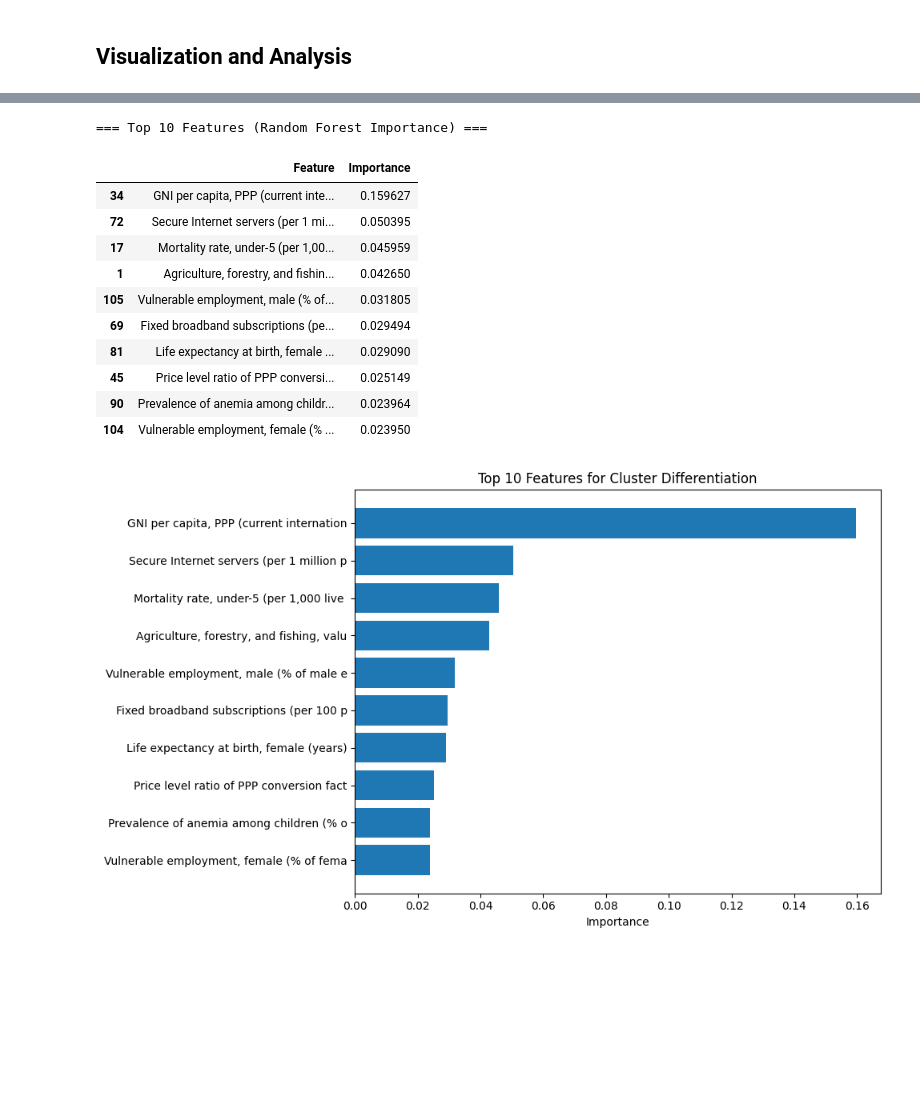
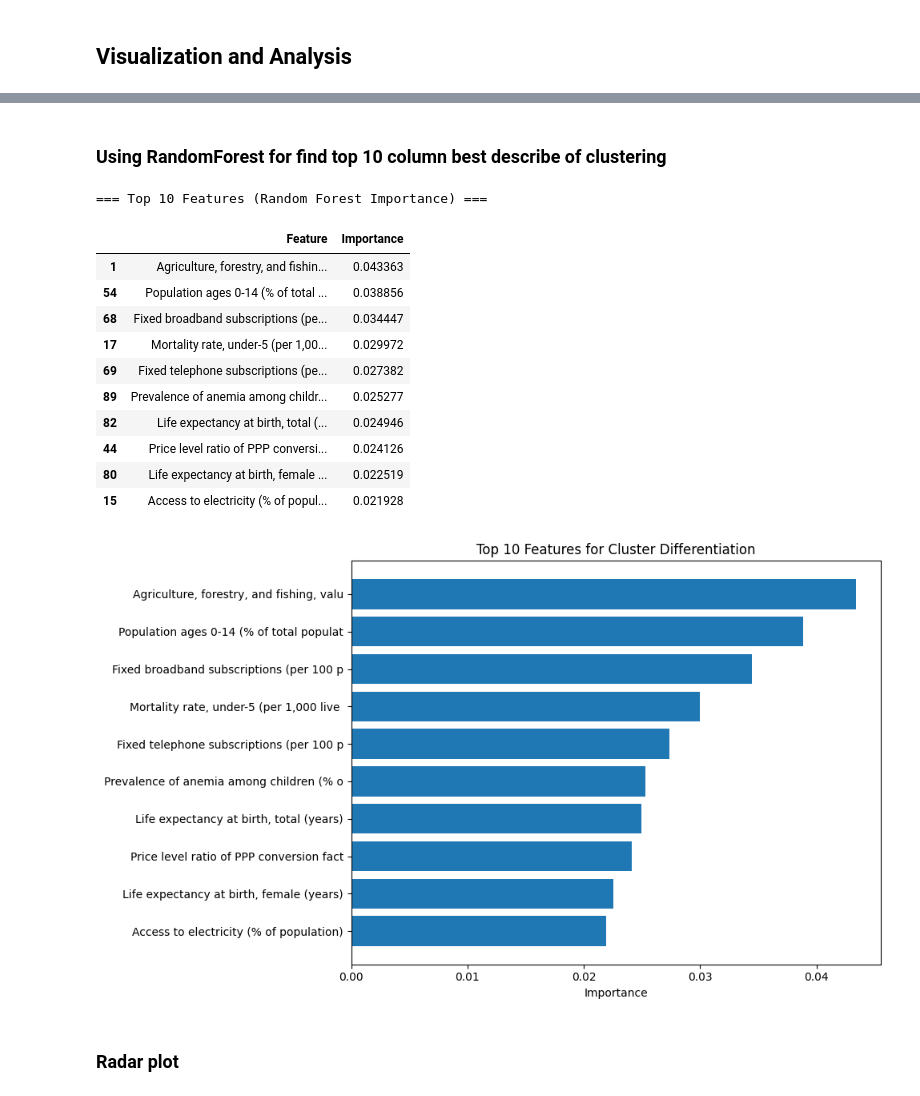
Before and after one commit to NareMu/ML-Classification-and-Clustering-Project, a Jupyter notebook: proj1/part2-1.ipynb, the cells around one changed output, grey strips where cells are left out. Drawn from its saved outputs; the diff is of its cells as text; code cells hidden in the pictures; blank space fills up the shorter version.

```diff
--- a/proj1/part2-1.ipynb
+++ b/proj1/part2-1.ipynb
@@ -188,19 +191,5 @@ axes[1].plot(k_range, silhouette_scores, marker='o', color='orange')
 axes[1].set_xlabel('K'); axes[1].set_ylabel('Silhouette'); axes[1].set_title('Silhouette Score')
 plt.tight_layout()
 plt.show()
-
-best_k = 3
-# Apply K-Means
-kmeans_model = KMeans(n_clusters=best_k, n_init=10, random_state=23)
-kmeans_labels = kmeans_model.fit_predict(X_scaled)
-clustering_df['KMeans_Cluster'] = kmeans_labels
-
-# Evaluate K-Means
-silhouette, db, dunn, ch = evaluate_clustering(X_scaled, kmeans_labels)
-print(f"=== K-Means (k={best_k}) ===")
-print('Silhouette Index: ', silhouette)
-print('Davies-Bouldin Index: ', db)
-print('Dunn Index: ', dunn)
-print('CH Index: ', ch)
 # %% [output]
 [figure]
@@ -212,6 +198,6 @@ CH Index:  906.9939595449223
 # %%
 # choosing base on elbow method and silhouette score
-best_k = 3
+best_k = 5
 # Apply K-Means
 kmeans_model = KMeans(n_clusters=best_k, n_init=10, random_state=23)
 kmeans_labels = kmeans_model.fit_predict(X_scaled)
@@ -219,7 +205,7 @@ clustering_df['KMeans_Cluster'] = kmeans_labels
 
 # Evaluate K-Means
 silhouette, db, dunn, ch = evaluate_clustering(X_scaled, kmeans_labels)
-print(f"=== K-Means (k={best_k}) ===")
+
 print('Silhouette Index: ', silhouette)
 print('Davies-Bouldin Index: ', db)
 print('Dunn Index: ', dunn)
@@ -302,46 +291,51 @@ plt.show()
+# %% [markdown]
+### Using RandomForest for find top 10 column best describe of clustering
 # %%
 from sklearn.ensemble import RandomForestClassifier
 
-# Prepare data
-X_features = clustering_df[num_cols].copy()
+# Prepare data - exclude feature_col from features
+feature_list = [c for c in num_cols if c != feature_col]  # <-- Fixed
+X_features = clustering_df[feature_list].copy()
 y_clusters = clustering_df['KMeans_Cluster'].values
 
 # Train Random Forest to predict cluster
 rf = RandomForestClassifier(n_estimators=100, random_state=23)
 rf.fit(X_features, y_clusters)
 
-# Get feature importance
+# Get feature importance (use feature_list, not num_cols)
 feature_importance = pd.DataFrame({
-    'Feature': num_cols,
+    'Feature': feature_list,  # <-- Fixed
     'Importance': rf.feature_importances_
 }).sort_values('Importance', ascending=False)
 
 # Top 10 features
 top_10_features = feature_importance.head(10)['Feature'].tolist()
 
 print("=== Top 10 Features (Random Forest Importance) ===")
 display(feature_importance.head(10))
 
 # Plot importance
 plt.figure(figsize=(10, 6))
 plt.barh(feature_importance.head(10)['Feature'].str[:40], feature_importance.head(10)['Importance'])
 plt.xlabel('Importance')
 plt.title('Top 10 Features for Cluster Differentiation')
 plt.gca().invert_yaxis()
 plt.tight_layout()
 plt.show()
 # %% [output]
 === Top 10 Features (Random Forest Importance) ===
 |  | Feature | Importance |
-| 34 | GNI per capita, PPP (current inte... | 0.159627 |
-| 72 | Secure Internet servers (per 1 mi... | 0.050395 |
-| 17 | Mortality rate, under-5 (per 1,00... | 0.045959 |
-| 1 | Agriculture, forestry, and fishin... | 0.042650 |
-| 105 | Vulnerable employment, male (% of... | 0.031805 |
-| 69 | Fixed broadband subscriptions (pe... | 0.029494 |
-| 81 | Life expectancy at birth, female ... | 0.029090 |
-| 45 | Price level ratio of PPP conversi... | 0.025149 |
-| 90 | Prevalence of anemia among childr... | 0.023964 |
-| 104 | Vulnerable employment, female (% ... | 0.023950 |
+| 1 | Agriculture, forestry, and fishin... | 0.043363 |
+| 54 | Population ages 0-14 (% of total ... | 0.038856 |
+| 68 | Fixed broadband subscriptions (pe... | 0.034447 |
+| 17 | Mortality rate, under-5 (per 1,00... | 0.029972 |
+| 69 | Fixed telephone subscriptions (pe... | 0.027382 |
+| 89 | Prevalence of anemia among childr... | 0.025277 |
+| 82 | Life expectancy at birth, total (... | 0.024946 |
+| 44 | Price level ratio of PPP conversi... | 0.024126 |
+| 80 | Life expectancy at birth, female ... | 0.022519 |
+| 15 | Access to electricity (% of popul... | 0.021928 |
-[figure, old version]
+[figure, new version]
+# %% [markdown]
+### Radar plot
 # %%
```
Also changed, not shown: parts of 16 cells of this notebook, 1 other file.
